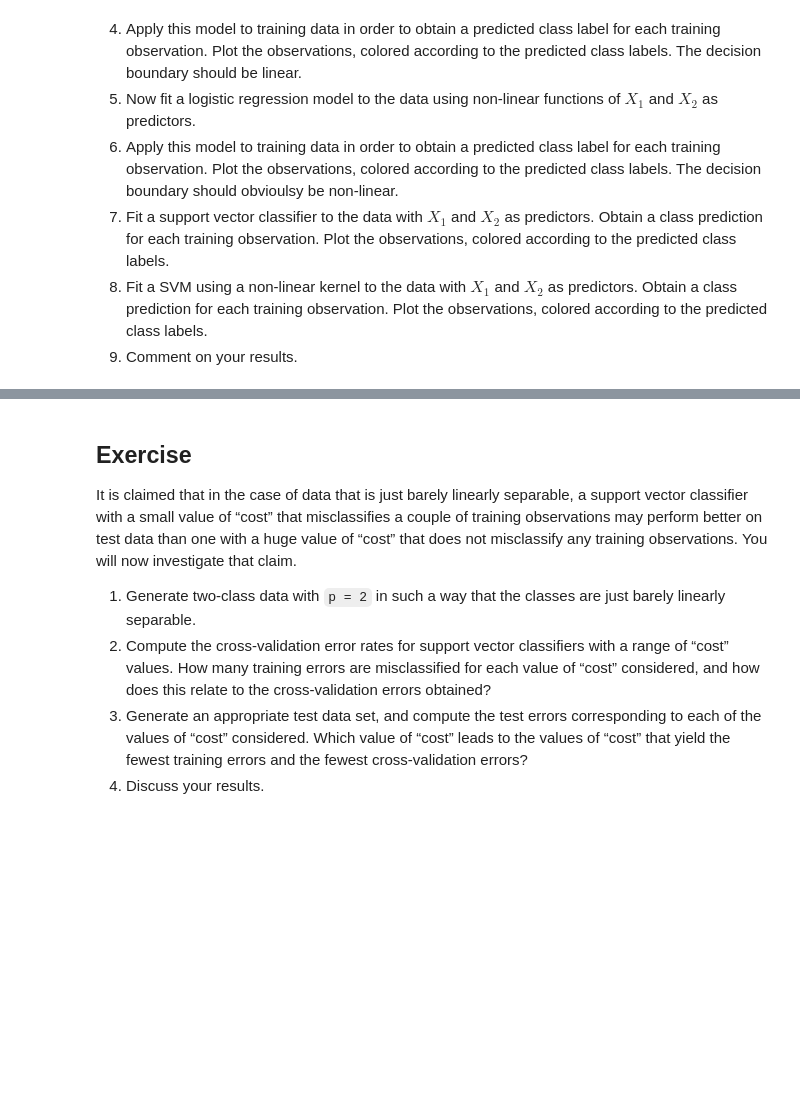
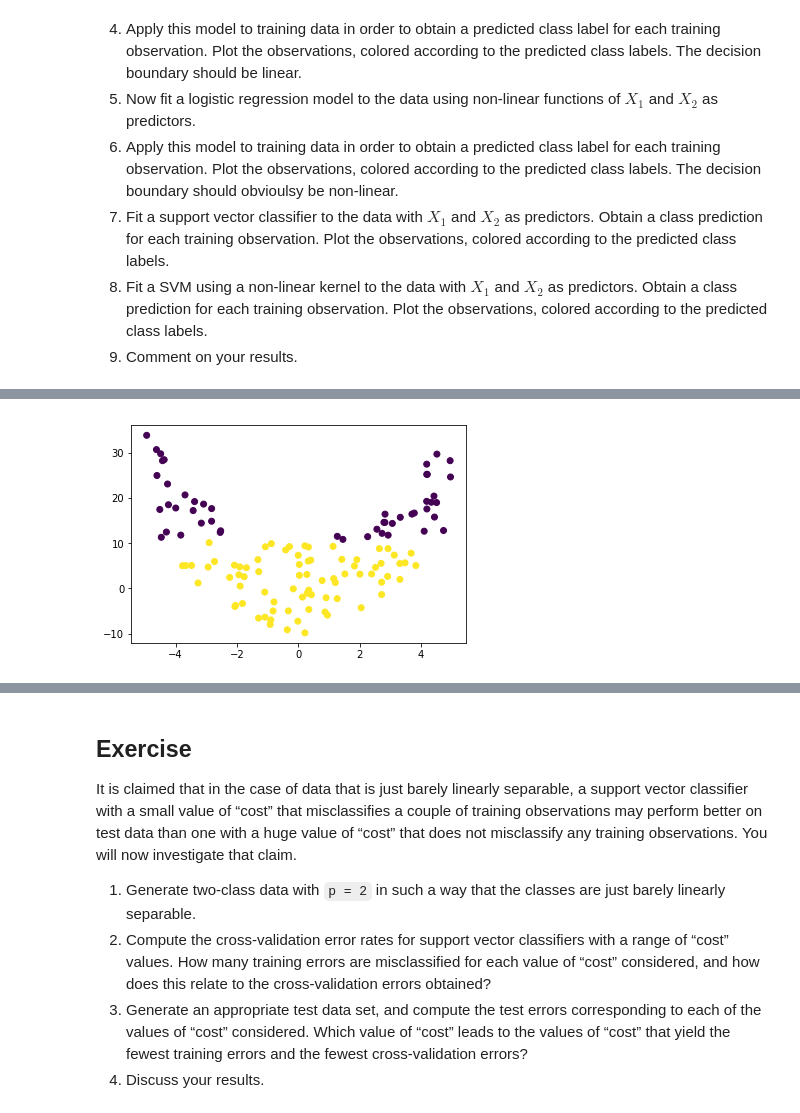
Before and after one commit to Rosswell/k2_datascience, a Jupyter notebook: Support_Vector_Machines/SVM_Exercises.ipynb, the cells around one changed output, grey strips where cells are left out. Cells and saved outputs as stored; diff of their text form; code cells hidden in the pictures; blank space fills up the shorter version.

```diff
--- a/Support_Vector_Machines/SVM_Exercises.ipynb
+++ b/Support_Vector_Machines/SVM_Exercises.ipynb
@@ -83,0 +138,6 @@ We have seen that we can fit an SVM with a non-linear kernel in order to perform
+# %%
+preds = lr.predict(X_test)
+plt.scatter(X_test['x1'], X_test['x2'], c=preds)
+plt.show()
+# %% [output]
+[figure, added]
```
Also changed, not shown: parts of 8 cells of this notebook, 3 other files.
